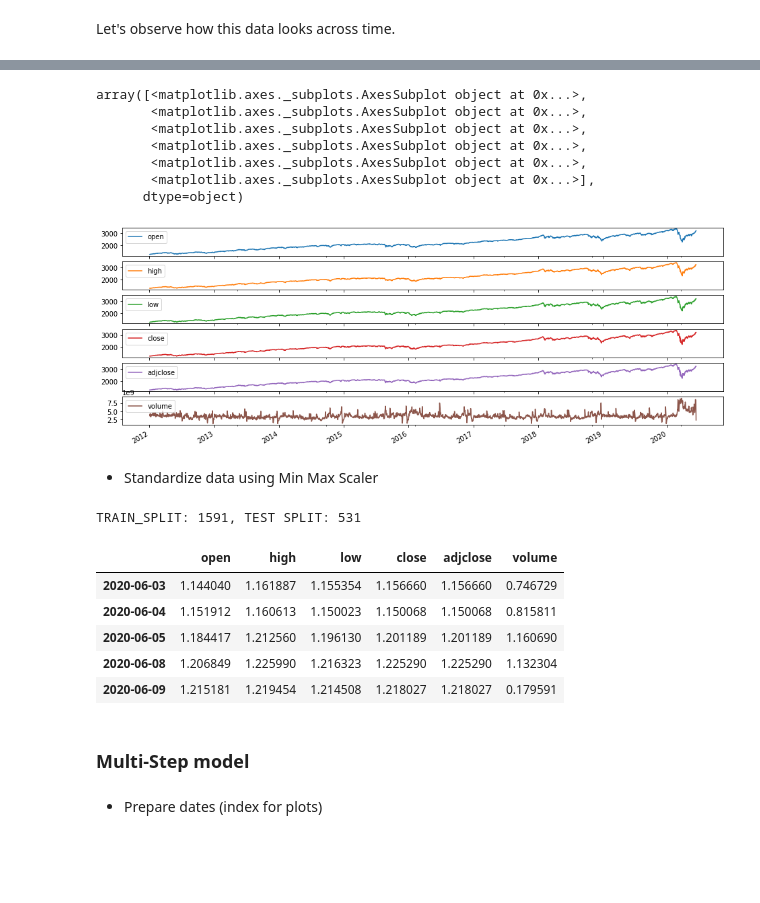
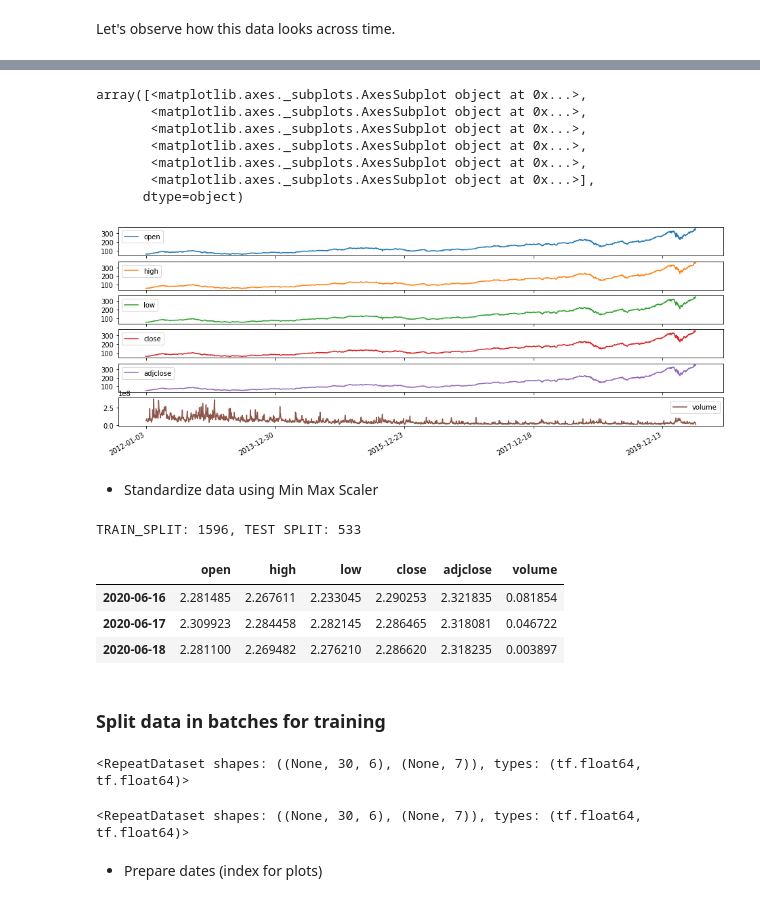
Before and after one commit to kozlowski-j/Stock-Market-Forecast, a Jupyter notebook: Tensorflow_first_model.ipynb, the cells around one changed output, grey strips where cells are left out. Cells and saved outputs as stored; diff of their text form; code cells hidden in the pictures; blank space fills up the shorter version.

```diff
--- a/Tensorflow_first_model.ipynb
+++ b/Tensorflow_first_model.ipynb
@@ -29,11 +30,11 @@ Using TensorFlow backend.
 # df = df[df.index >= HISTORY_START_DATE]
 # df['adjclose'].dropna(inplace=True)
 # %%
-ticker = '^GSPC' # ^GSPC is S&P 500 ticker
+ticker = 'AAPL' # ^GSPC is S&P 500 ticker
 HISTORY_START_DATE = '2012-01-01'
 
-df = si.get_data(ticker)
-# df = load_ticker_data(ticker)
+# df = si.get_data(ticker)
+df = load_ticker_data(ticker)
 df = df[df.index >= HISTORY_START_DATE]
 df['adjclose'].dropna(inplace=True)
 df.tail()
@@ -83,37 +76,35 @@ array([<matplotlib.axes._subplots.AxesSubplot object at 0x...>,
        <matplotlib.axes._subplots.AxesSubplot object at 0x...>,
        <matplotlib.axes._subplots.AxesSubplot object at 0x...>],
       dtype=object)
-[figure, old version]
+[figure, new version]
 # %% [markdown]
 - Standardize data using Min Max Scaler
 # %%
 data_scaled = features.copy()
 
 TRAIN_SPLIT = int(df.shape[0] * 0.75)
 print(f"TRAIN_SPLIT: {TRAIN_SPLIT}, TEST SPLIT: {df.shape[0] - TRAIN_SPLIT}")
 
 column_scaler = {}
 # scale the data (prices) from 0 to 1
 for column in data_scaled.columns:
 
     column_values = data_scaled[column].values.reshape(-1, 1)
     # Fit only on training data
     scaler = MinMaxScaler()
     scaler.fit(column_values[:TRAIN_SPLIT])
     data_scaled[column] = scaler.transform(column_values)
     column_scaler[column] = scaler
 
-data_scaled.tail()
+data_scaled.tail(3)
 # %% [output]
-TRAIN_SPLIT: 1591, TEST SPLIT: 531
+TRAIN_SPLIT: 1596, TEST SPLIT: 533
 |  | open | high | low | close | adjclose | volume |
-| 2020-06-03 | 1.144040 | 1.161887 | 1.155354 | 1.156660 | 1.156660 | 0.746729 |
-| 2020-06-04 | 1.151912 | 1.160613 | 1.150023 | 1.150068 | 1.150068 | 0.815811 |
-| 2020-06-05 | 1.184417 | 1.212560 | 1.196130 | 1.201189 | 1.201189 | 1.160690 |
-| 2020-06-08 | 1.206849 | 1.225990 | 1.216323 | 1.225290 | 1.225290 | 1.132304 |
-| 2020-06-09 | 1.215181 | 1.219454 | 1.214508 | 1.218027 | 1.218027 | 0.179591 |
+| 2020-06-16 | 2.281485 | 2.267611 | 2.233045 | 2.290253 | 2.321835 | 0.081854 |
+| 2020-06-17 | 2.309923 | 2.284458 | 2.282145 | 2.286465 | 2.318081 | 0.046722 |
+| 2020-06-18 | 2.281100 | 2.269482 | 2.276210 | 2.286620 | 2.318235 | 0.003897 |
-# %% [markdown]
-### Multi-Step model
+# %% [markdown]
+### Split data in batches for training
 # %%
 target_variable = 'adjclose'
 target_var_index = data_scaled.columns.tolist().index(target_variable)
@@ -139,3 +135,11 @@ test_data = prepare_test_batch(dataset, TEST_SPLIT, None,  past_history)
+# %%
+train_data
+# %% [output]
+<RepeatDataset shapes: ((None, 30, 6), (None, 7)), types: (tf.float64, tf.float64)>
+# %%
+test_data
+# %% [output]
+<RepeatDataset shapes: ((None, 30, 6), (None, 7)), types: (tf.float64, tf.float64)>
 # %% [markdown]
 - Prepare dates (index for plots)
 # %%
```
Also changed, not shown: parts of 53 cells of this notebook.
